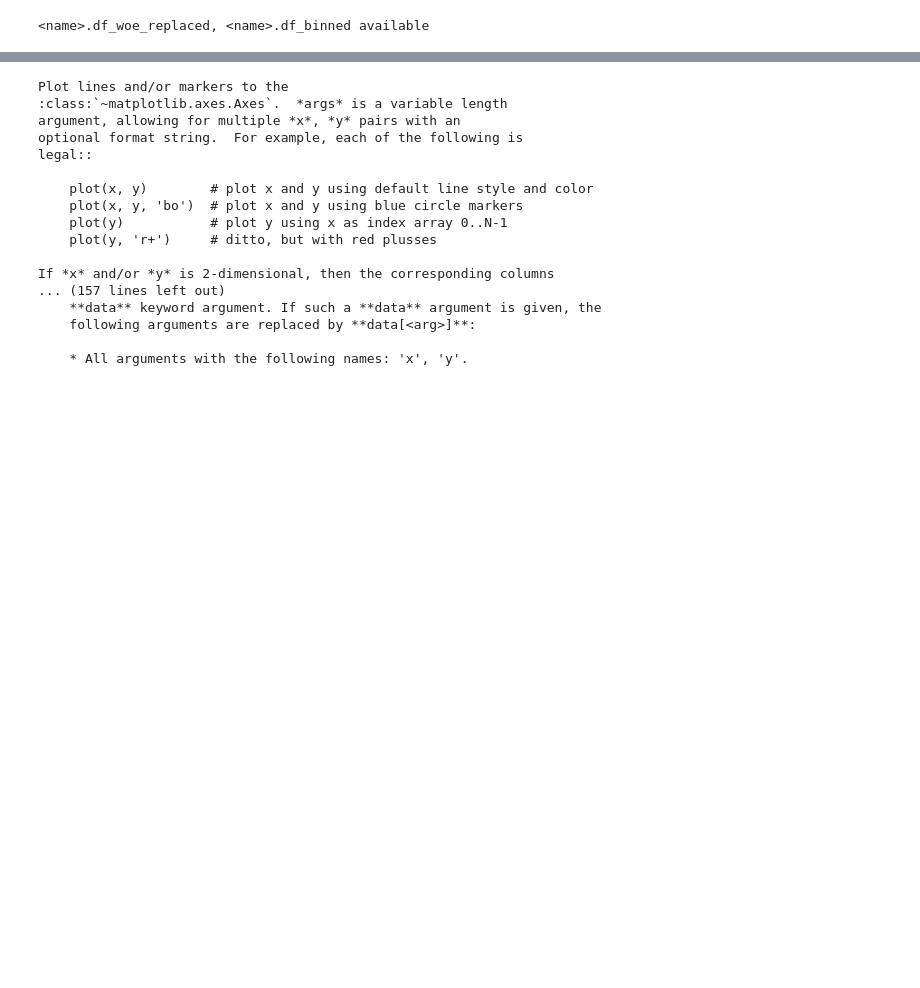
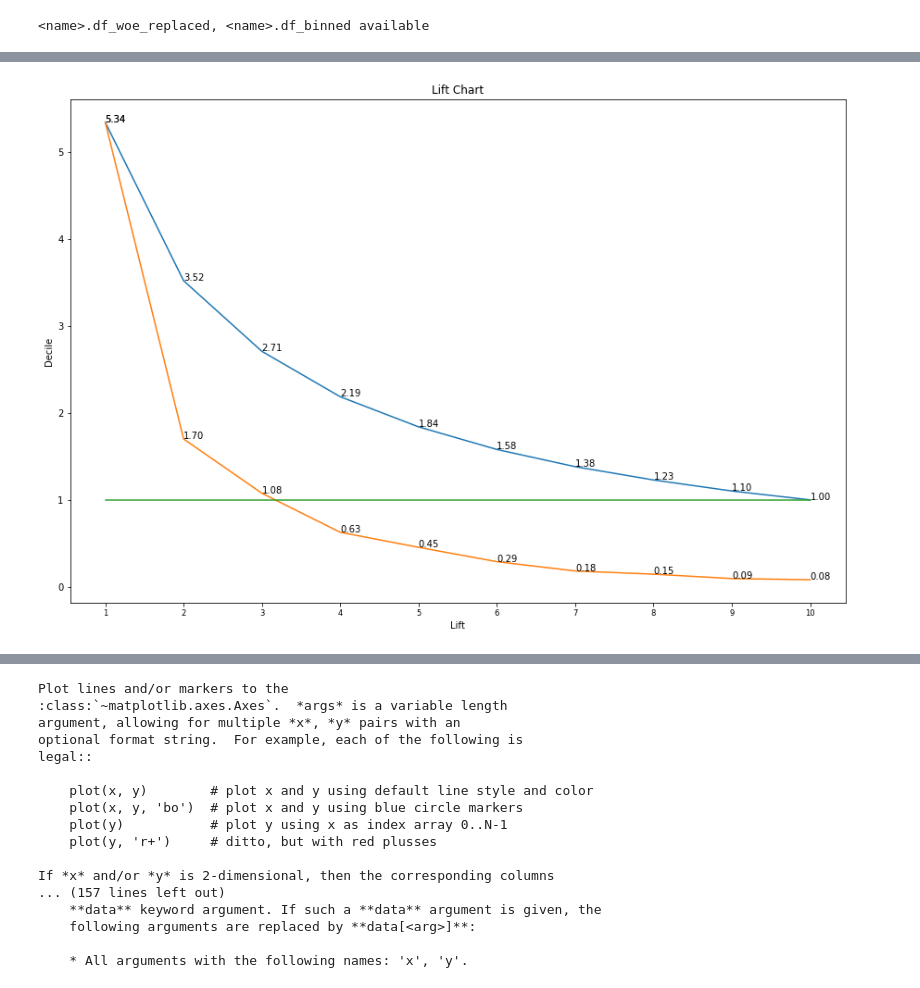
Before and after one commit to fycoopery/fy_scorecard, a Jupyter notebook: test_notebook/fy_scorecard_test.ipynb, the cells around one changed output, grey strips where cells are left out. Saved outputs shown, nothing was run; the diff lists cells and outputs as text; code cells hidden in the pictures; blank space fills up the shorter version.

```diff
--- a/test_notebook/fy_scorecard_test.ipynb
+++ b/test_notebook/fy_scorecard_test.ipynb
@@ -136,0 +172,4 @@ Index([u'test_cat1', u'NumberOfOpenCreditLinesAndLoans',
+# %%
+ximu.lift_chart
+# %% [output]
+[figure, added]
```
Also changed, not shown: parts of 23 cells of this notebook, 1 other file.
